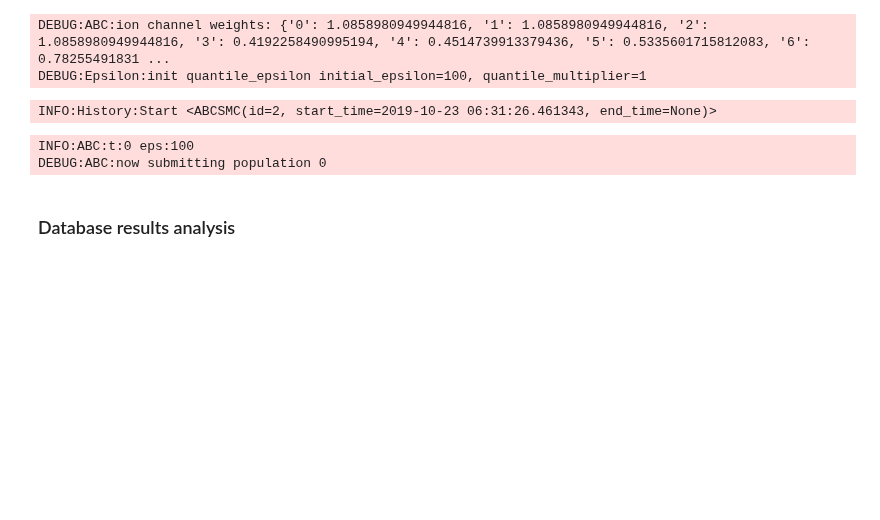
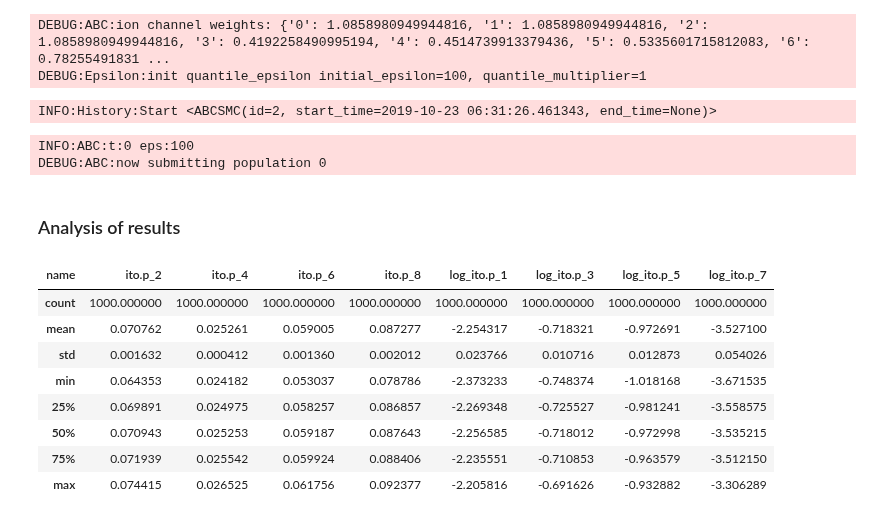
Before and after one commit to charleshouston/ion-channel-ABC, a Jupyter notebook: docs/examples/human-atrial/standardised_ito.ipynb, the cells around one changed output. Saved outputs shown, nothing was run; the diff lists cells and outputs as text; code cells hidden in the pictures; blank space fills up the shorter version.

```diff
--- a/docs/examples/human-atrial/standardised_ito.ipynb
+++ b/docs/examples/human-atrial/standardised_ito.ipynb
@@ -123,4 +134,4 @@ DEBUG:ABC:now submitting population 0
 # %%
 history = abc.run(minimum_epsilon=0., max_nr_populations=100, min_acceptance_rate=0.01)
 # %% [markdown]
-### Database results analysis
+### Analysis of results
@@ -129,3 +140,15 @@ history = History(db_path)
 # %%
 df, w = history.get_distribution(m=0)
+# %%
+df.describe()
+# %% [output]
+| name | ito.p_2 | ito.p_4 | ito.p_6 | ito.p_8 | log_ito.p_1 | log_ito.p_3 | log_ito.p_5 | log_ito.p_7 |
+| count | 1000.000000 | 1000.000000 | 1000.000000 | 1000.000000 | 1000.000000 | 1000.000000 | 1000.000000 | 1000.000000 |
+| mean | 0.070762 | 0.025261 | 0.059005 | 0.087277 | -2.254317 | -0.718321 | -0.972691 | -3.527100 |
+| std | 0.001632 | 0.000412 | 0.001360 | 0.002012 | 0.023766 | 0.010716 | 0.012873 | 0.054026 |
+| min | 0.064353 | 0.024182 | 0.053037 | 0.078786 | -2.373233 | -0.748374 | -1.018168 | -3.671535 |
+| 25% | 0.069891 | 0.024975 | 0.058257 | 0.086857 | -2.269348 | -0.725527 | -0.981241 | -3.558575 |
+| 50% | 0.070943 | 0.025253 | 0.059187 | 0.087643 | -2.256585 | -0.718012 | -0.972998 | -3.535215 |
+| 75% | 0.071939 | 0.025542 | 0.059924 | 0.088406 | -2.235551 | -0.710853 | -0.963579 | -3.512150 |
+| max | 0.074415 | 0.026525 | 0.061756 | 0.092377 | -2.205816 | -0.691626 | -0.932882 | -3.306289 |
 # %%
```
Also changed, not shown: parts of 20 cells of this notebook, 13 other files.
